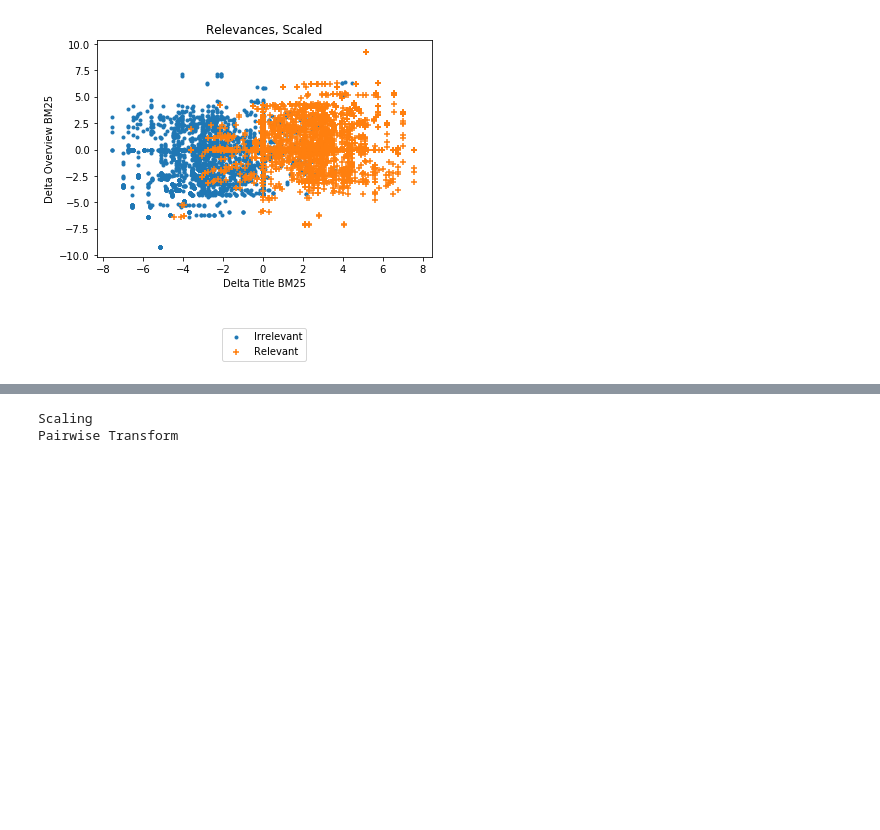
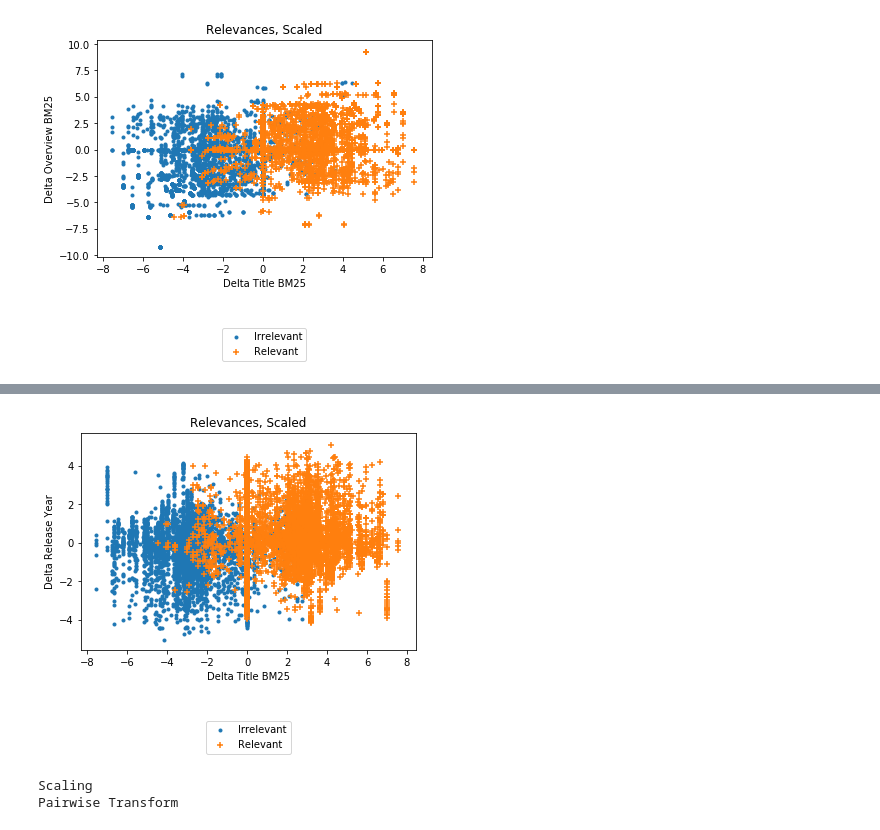
Before and after one commit to ashish-surana/hello-ltr, a Jupyter notebook: notebooks/solr/tmdb/ai-pow-ch-10-2.ipynb, the cells around one changed output, grey strips where cells are left out. Cells and saved outputs as stored; diff of their text form; code cells hidden in the pictures; blank space fills up the shorter version.

```diff
--- a/notebooks/solr/tmdb/ai-pow-ch-10-2.ipynb
+++ b/notebooks/solr/tmdb/ai-pow-ch-10-2.ipynb
@@ -490,5 +568,7 @@ def samples_from_training_data(training_set, scale=False):
 # %%
-def plot_ungrouped(features, predictors, title):
+def plot_ungrouped(features, predictors, title,
+                   graph_features=[0,1],
+                   graph_axis_labels=["Delta Title BM25", "Delta Overview BM25"]):
     from ltr.helpers.movies import get_movie
 
     legend_paths=[]
@@ -497,18 +577,18 @@ def plot_ungrouped(features, predictors, title):
             marker = '.'
         elif pred == 1:
             marker = '+'
-        path = pl.scatter(features[predictors==pred, 0],
-                          features[predictors==pred, 1],
+        path = pl.scatter(features[predictors==pred, graph_features[0]],
+                          features[predictors==pred, graph_features[1]],
                            marker=marker)
         legend_paths.append(path)
 
 
     pl.title(title)
-    pl.xlabel(xlabel="Delta Title BM25")
-    pl.ylabel(ylabel="Delta Overview BM25")
+    pl.xlabel(xlabel=graph_axis_labels[0])
+    pl.ylabel(ylabel=graph_axis_labels[1])
     pl.legend(legend_paths, ["Irrelevant", "Relevant"], loc='lower center',
               bbox_to_anchor=[0.5,-0.5])
-    pl.savefig('fig.png', dpi=300)
+    pl.savefig('all_relevances.png', dpi=300)
 
 features, predictors, scaler = samples_from_training_data(ftr_logger.logged)
 plot_ungrouped(features, predictors,title="All Relevances, Unscaled")
@@ -527,3 +617,9 @@ Pairwise Transform
+# %%
+plot_ungrouped(features, predictors,title="Relevances, Scaled",
+               graph_features=[0,2],
+               graph_axis_labels=["Delta Title BM25", "Delta Release Year"])
+# %% [output]
+[figure, added]
 # %%
 just_star_wars_social_network = []
 for j in ftr_logger.logged:
```
Also changed, not shown: parts of 12 cells of this notebook.
